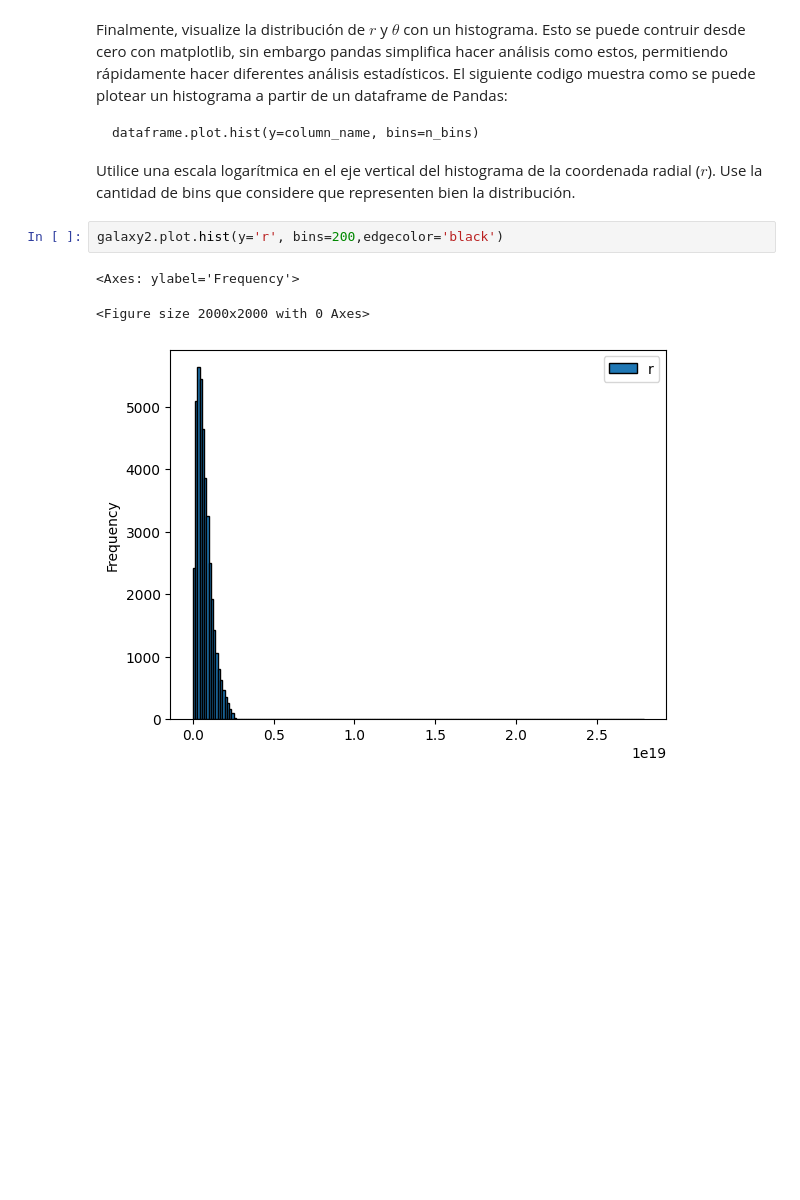
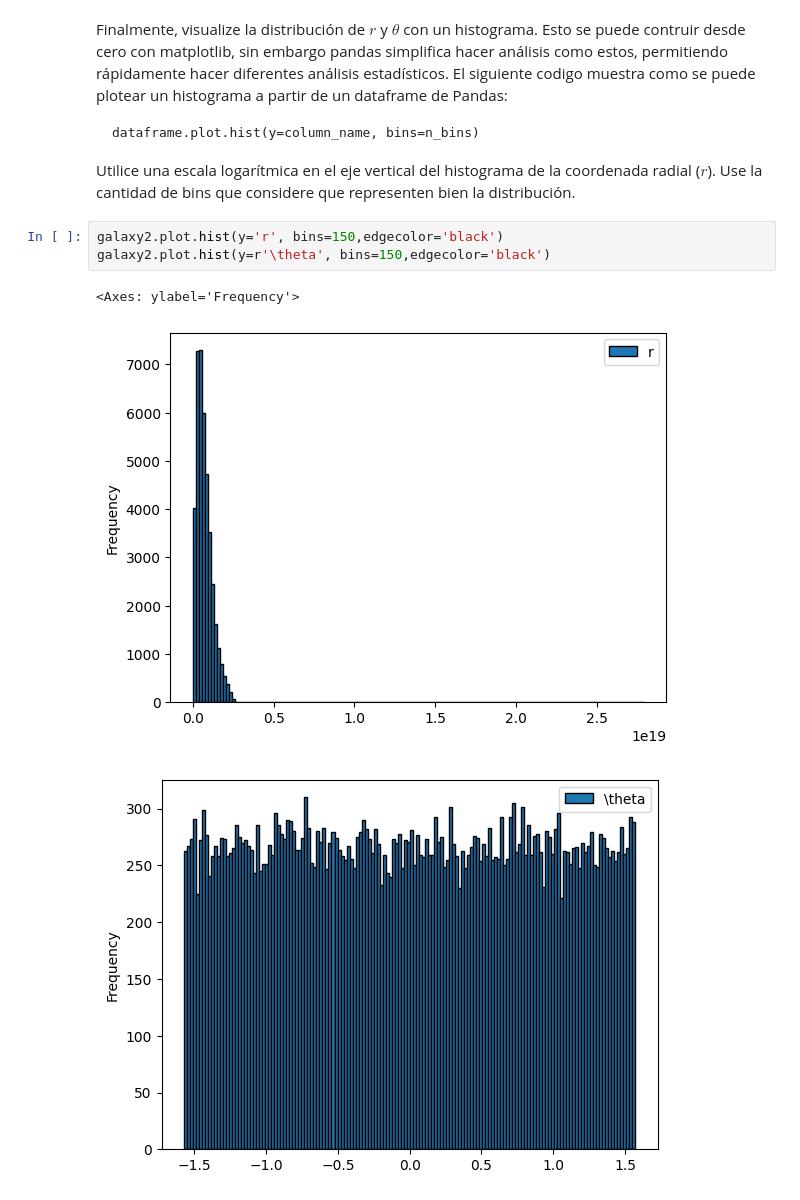
Before and after one commit to AstroOlguin/Tarea-1, a Jupyter notebook: Tarea_1.ipynb, the cells around one changed output. Cells and saved outputs as stored; diff of their text form; blank space fills up the shorter version.

```diff
--- a/Tarea_1.ipynb
+++ b/Tarea_1.ipynb
@@ -718,8 +718,9 @@ dataframe.plot.hist(y=column_name, bins=n_bins)
 
 Utilice una escala logarítmica en el eje vertical del histograma de la coordenada radial ($r$). Use la cantidad de bins que considere que representen bien la distribución.
 # %%
-galaxy2.plot.hist(y='r', bins=200,edgecolor='black')
+galaxy2.plot.hist(y='r', bins=150,edgecolor='black')
+galaxy2.plot.hist(y=r'\theta', bins=150,edgecolor='black')
 # %% [output]
 <Axes: ylabel='Frequency'>
-<Figure size 2000x2000 with 0 Axes>
-[figure, old version]
+[figure, new version]
+[figure, added]
```
